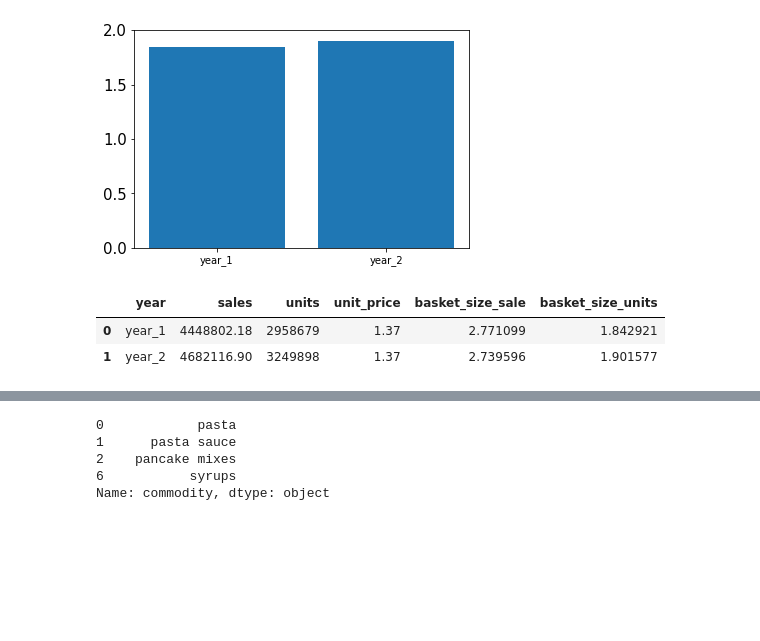
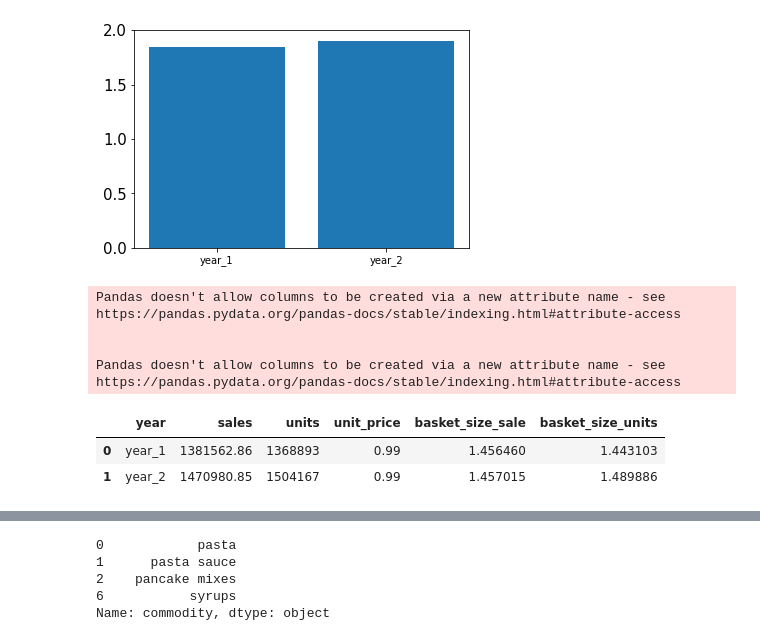
Before and after one commit to ahmtkaya/dunnhumby_Carbo_Loading_dataset, a Jupyter notebook: dunnhumby_Carbo_Loading_dataset.ipynb, the cells around one changed output, grey strips where cells are left out. Drawn from its saved outputs; the diff is of its cells as text; code cells hidden in the pictures; blank space fills up the shorter version.

```diff
--- a/dunnhumby_Carbo_Loading_dataset.ipynb
+++ b/dunnhumby_Carbo_Loading_dataset.ipynb
@@ -959,28 +1091,32 @@ plt.bar(KPI_all_products.year, KPI_all_products.basket_size_units)
 # %%
 # KPI for pasta
 pasta.year1=pasta[pasta.week<=52]
 pasta.year2=pasta[pasta.week>52]
 
 sales_year1=pasta.year1.dollar_sales.sum()
 sales_year2=pasta.year2.dollar_sales.sum()
 # unit_year1
 unit_year1=pasta.year1.units.sum()
 unit_year2=pasta.year2.units.sum()
 # unit price year1 and 2: If there are any outlier we should apply median() function instead of mean()
 unit_price_year1=pasta.year1.unit_price.median()
 unit_price_year2=pasta.year2.unit_price.median()
 # We also need to check basket size
 basket_size_sales_year1=pasta.year1.groupby(['basket'])['dollar_sales'].sum().mean()
 basket_size_sales_year2=pasta.year2.groupby(['basket'])['dollar_sales'].sum().mean()
 # We also need to check basket size
 basket_size_unit_year1=pasta.year1.groupby(['basket'])['units'].sum().mean()
 basket_size_unit_year2=pasta.year2.groupby(['basket'])['units'].sum().mean()
 # two years KPI
 KPI_pasta = [['year_1',sales_year1, unit_year1, unit_price_year1, basket_size_sales_year1, basket_size_unit_year1],
                     ['year_2',sales_year2, unit_year2, unit_price_year2,basket_size_sales_year2,  basket_size_unit_year2]]
-KPI_pasta_products = pd.DataFrame(KPI_all,columns=['year', 'sales','units', 'unit_price', 'basket_size_sale', 'basket_size_units'])
+KPI_pasta_products = pd.DataFrame(KPI_pasta,columns=['year', 'sales','units', 'unit_price', 'basket_size_sale', 'basket_size_units'])
 KPI_pasta_products
 # %% [output]
+Pandas doesn't allow columns to be created via a new attribute name - see https://pandas.pydata.org/pandas-docs/stable/indexing.html#attribute-access
+
+
+Pandas doesn't allow columns to be created via a new attribute name - see https://pandas.pydata.org/pandas-docs/stable/indexing.html#attribute-access
 |  | year | sales | units | unit_price | basket_size_sale | basket_size_units |
-| 0 | year_1 | 4448802.18 | 2958679 | 1.37 | 2.771099 | 1.842921 |
-| 1 | year_2 | 4682116.90 | 3249898 | 1.37 | 2.739596 | 1.901577 |
+| 0 | year_1 | 1381562.86 | 1368893 | 0.99 | 1.456460 | 1.443103 |
+| 1 | year_2 | 1470980.85 | 1504167 | 0.99 | 1.457015 | 1.489886 |
```
Also changed, not shown: parts of 76 cells of this notebook.
